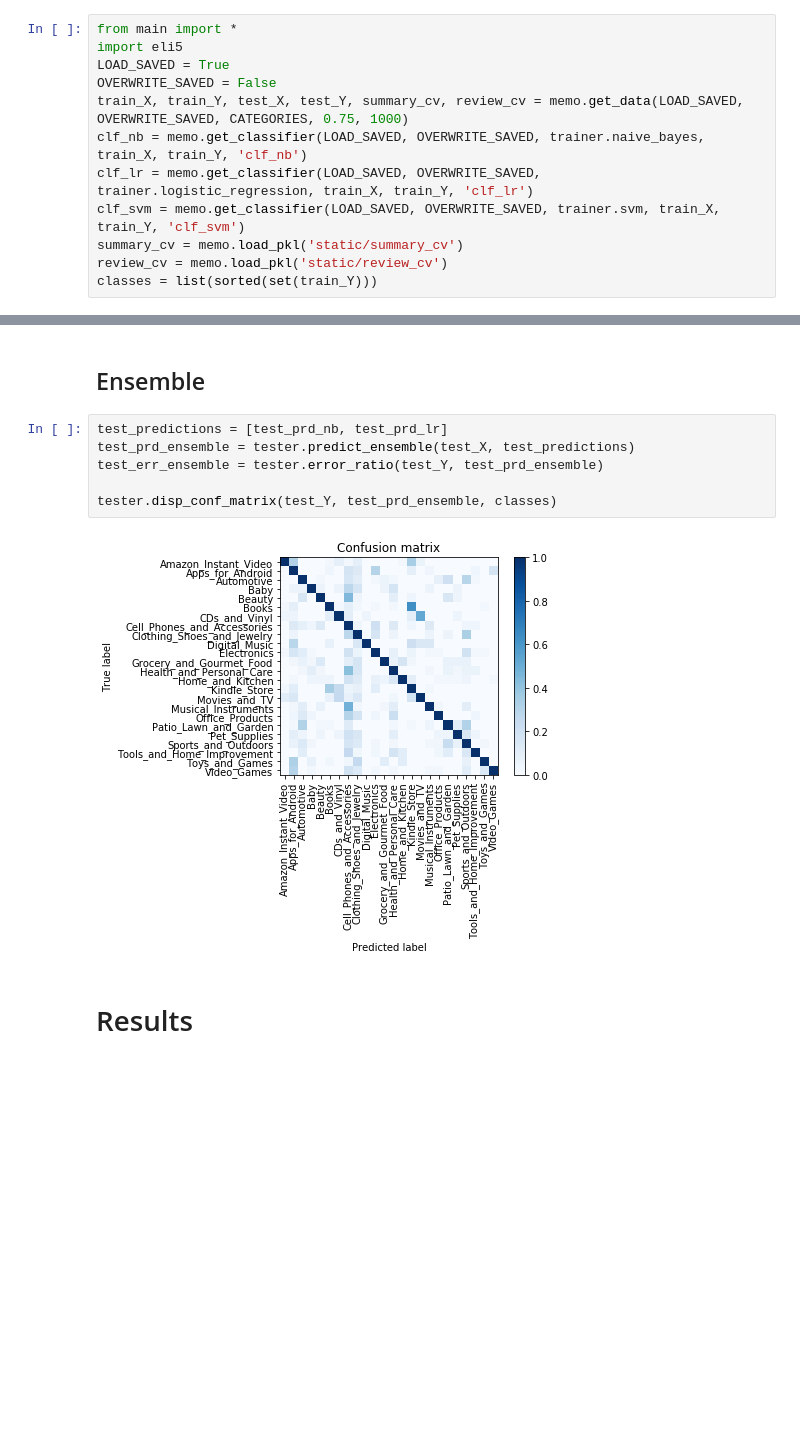
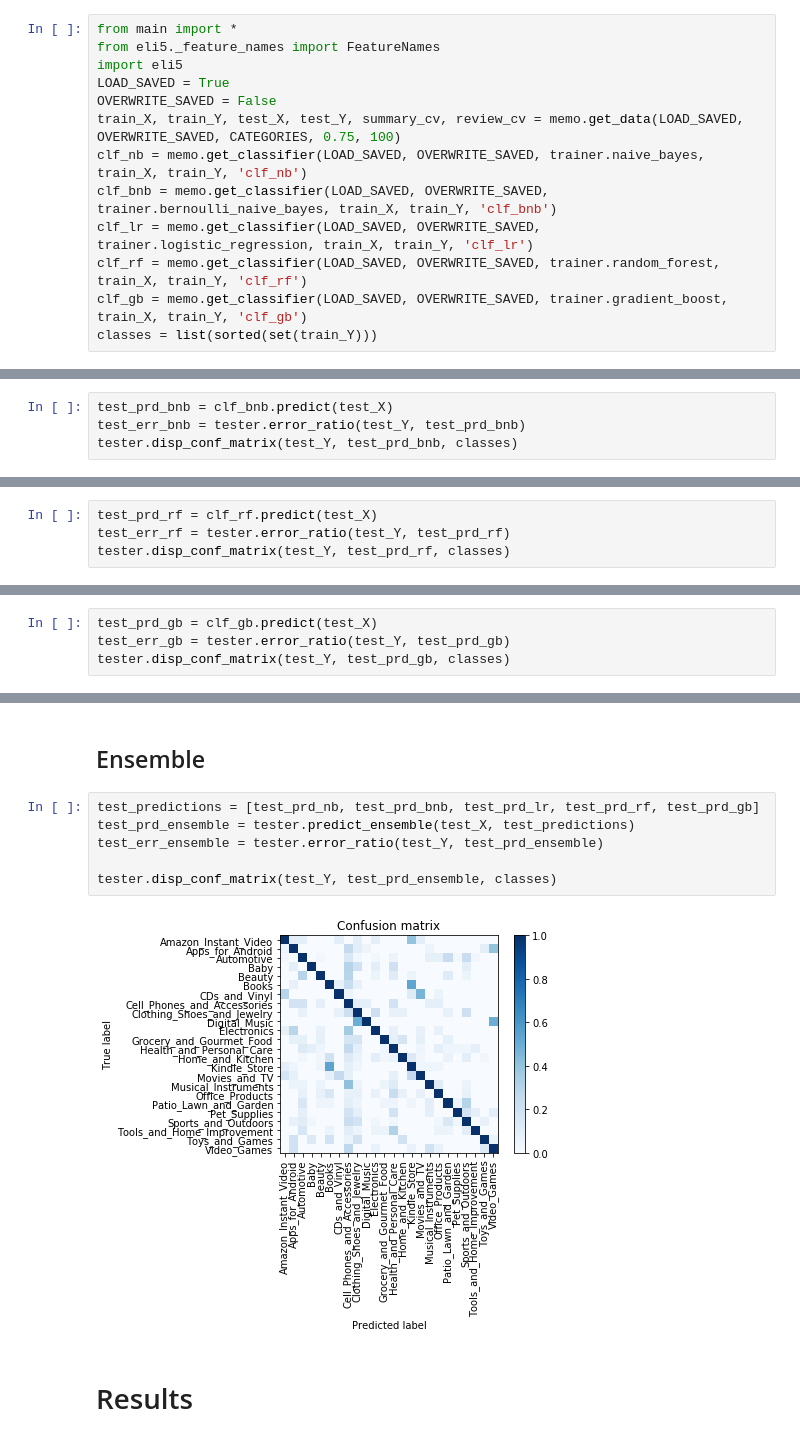
Before and after one commit to calexdiaz143/cs-175-amazon-project-clone, a Jupyter notebook: main/project.ipynb, the cells around one changed output, grey strips where cells are left out. Saved outputs shown, nothing was run; the diff lists cells and outputs as text; blank space fills up the shorter version.

```diff
--- a/main/project.ipynb
+++ b/main/project.ipynb
@@ -3,13 +3,14 @@
 # %%
 from main import *
+from eli5._feature_names import FeatureNames
 import eli5
 LOAD_SAVED = True
 OVERWRITE_SAVED = False
-train_X, train_Y, test_X, test_Y, summary_cv, review_cv = memo.get_data(LOAD_SAVED, OVERWRITE_SAVED, CATEGORIES, 0.75, 1000)
+train_X, train_Y, test_X, test_Y, summary_cv, review_cv = memo.get_data(LOAD_SAVED, OVERWRITE_SAVED, CATEGORIES, 0.75, 100)
 clf_nb = memo.get_classifier(LOAD_SAVED, OVERWRITE_SAVED, trainer.naive_bayes, train_X, train_Y, 'clf_nb')
+clf_bnb = memo.get_classifier(LOAD_SAVED, OVERWRITE_SAVED, trainer.bernoulli_naive_bayes, train_X, train_Y, 'clf_bnb')
 clf_lr = memo.get_classifier(LOAD_SAVED, OVERWRITE_SAVED, trainer.logistic_regression, train_X, train_Y, 'clf_lr')
-clf_svm = memo.get_classifier(LOAD_SAVED, OVERWRITE_SAVED, trainer.svm, train_X, train_Y, 'clf_svm')
-summary_cv = memo.load_pkl('static/summary_cv')
-review_cv = memo.load_pkl('static/review_cv')
+clf_rf = memo.get_classifier(LOAD_SAVED, OVERWRITE_SAVED, trainer.random_forest, train_X, train_Y, 'clf_rf')
+clf_gb = memo.get_classifier(LOAD_SAVED, OVERWRITE_SAVED, trainer.gradient_boost, train_X, train_Y, 'clf_gb')
 classes = list(sorted(set(train_Y)))
 # %% [markdown]
@@ -48,0 +50,4 @@ tester.disp_conf_matrix(test_Y, test_prd_nb, classes)
+# %%
+test_prd_bnb = clf_bnb.predict(test_X)
+test_err_bnb = tester.error_ratio(test_Y, test_prd_bnb)
+tester.disp_conf_matrix(test_Y, test_prd_bnb, classes)
@@ -57,0 +66,4 @@ tester.disp_conf_matrix(test_Y, test_prd_lr, classes)
+# %%
+test_prd_rf = clf_rf.predict(test_X)
+test_err_rf = tester.error_ratio(test_Y, test_prd_rf)
+tester.disp_conf_matrix(test_Y, test_prd_rf, classes)
@@ -57,0 +74,4 @@ tester.disp_conf_matrix(test_Y, test_prd_lr, classes)
+# %%
+test_prd_gb = clf_gb.predict(test_X)
+test_err_gb = tester.error_ratio(test_Y, test_prd_gb)
+tester.disp_conf_matrix(test_Y, test_prd_gb, classes)
@@ -58,13 +80,13 @@ tester.disp_conf_matrix(test_Y, test_prd_lr, classes)
 # %% [markdown]
 ## Ensemble
 # %%
-test_predictions = [test_prd_nb, test_prd_lr]
+test_predictions = [test_prd_nb, test_prd_bnb, test_prd_lr, test_prd_rf, test_prd_gb]
 test_prd_ensemble = tester.predict_ensemble(test_X, test_predictions)
 test_err_ensemble = tester.error_ratio(test_Y, test_prd_ensemble)
 
 tester.disp_conf_matrix(test_Y, test_prd_ensemble, classes)
 # %% [output]
-[figure, old version]
+[figure, new version]
 # %% [markdown]
 # Results
 # %%
```
Also changed, not shown: parts of 15 cells of this notebook, 2 other files.
